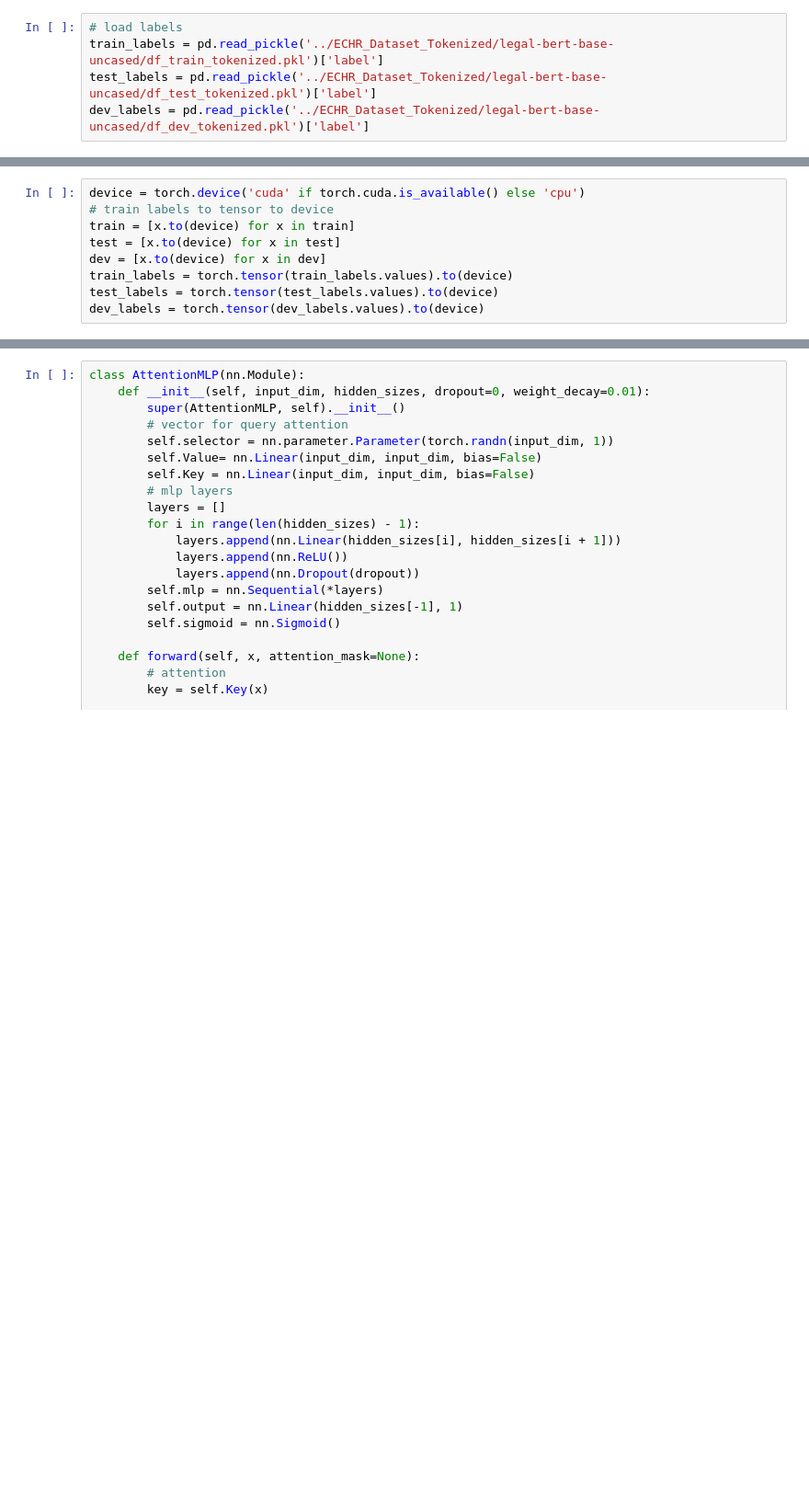
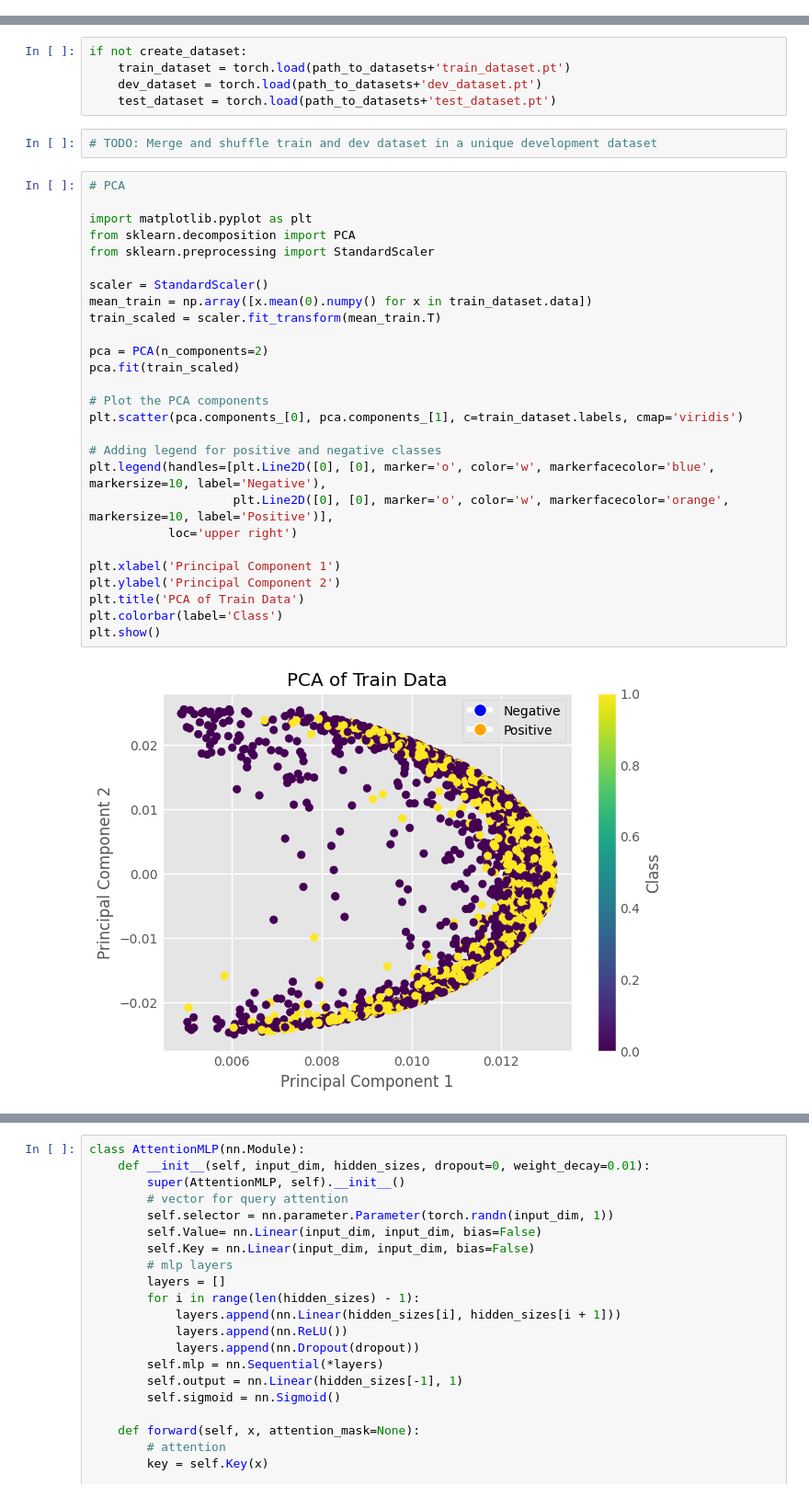
Before and after one commit to lilf4p/hlt-project, a Jupyter notebook: notebook/chunk_classification.ipynb, the cells around one changed output, grey strips where cells are left out. Shown at 92% size. Drawn from its saved outputs; the diff is of its cells as text; blank space fills up the shorter version.

```diff
--- a/notebook/chunk_classification.ipynb
+++ b/notebook/chunk_classification.ipynb
@@ -15,5 +10,0 @@ dev = torch.load('../embeddings/legal-bert-base-uncased/emb_dev_cpu.pkl')
-# %%
-# load labels
-train_labels = pd.read_pickle('../ECHR_Dataset_Tokenized/legal-bert-base-uncased/df_train_tokenized.pkl')['label']
-test_labels = pd.read_pickle('../ECHR_Dataset_Tokenized/legal-bert-base-uncased/df_test_tokenized.pkl')['label']
-dev_labels = pd.read_pickle('../ECHR_Dataset_Tokenized/legal-bert-base-uncased/df_dev_tokenized.pkl')['label']
@@ -25,10 +11 @@ pd.to_pickle(dev_labels, 'dev_labels.pkl')
-# %%
-device = torch.device('cuda' if torch.cuda.is_available() else 'cpu')
-# train labels to tensor to device
-train = [x.to(device) for x in train]
-test = [x.to(device) for x in test]
-dev = [x.to(device) for x in dev]
-train_labels = torch.tensor(train_labels.values).to(device)
-test_labels = torch.tensor(test_labels.values).to(device)
-dev_labels = torch.tensor(dev_labels.values).to(device)
 # %%
@@ -98,0 +71,36 @@ torch.save(dev_dataset, path_to_datasets+'dev_dataset.pt')
+# %%
+if not create_dataset:
+    train_dataset = torch.load(path_to_datasets+'train_dataset.pt')
+    dev_dataset = torch.load(path_to_datasets+'dev_dataset.pt')
+    test_dataset = torch.load(path_to_datasets+'test_dataset.pt')
+# %%
+# TODO: Merge and shuffle train and dev dataset in a unique development dataset
+# %%
+# PCA
+
+import matplotlib.pyplot as plt
+from sklearn.decomposition import PCA
+from sklearn.preprocessing import StandardScaler
+
+scaler = StandardScaler()
+mean_train = np.array([x.mean(0).numpy() for x in train_dataset.data])
+train_scaled = scaler.fit_transform(mean_train.T)
+
+pca = PCA(n_components=2)
+pca.fit(train_scaled)
+
+# Plot the PCA components
+plt.scatter(pca.components_[0], pca.components_[1], c=train_dataset.labels, cmap='viridis')
+
+# Adding legend for positive and negative classes
+plt.legend(handles=[plt.Line2D([0], [0], marker='o', color='w', markerfacecolor='blue', markersize=10, label='Negative'),
+                    plt.Line2D([0], [0], marker='o', color='w', markerfacecolor='orange', markersize=10, label='Positive')],
+           loc='upper right')
+
+plt.xlabel('Principal Component 1')
+plt.ylabel('Principal Component 2')
+plt.title('PCA of Train Data')
+plt.colorbar(label='Class')
+plt.show()
+# %% [output]
+[figure, added]
```
Also changed, not shown: parts of 23 cells of this notebook, 11 other files.
